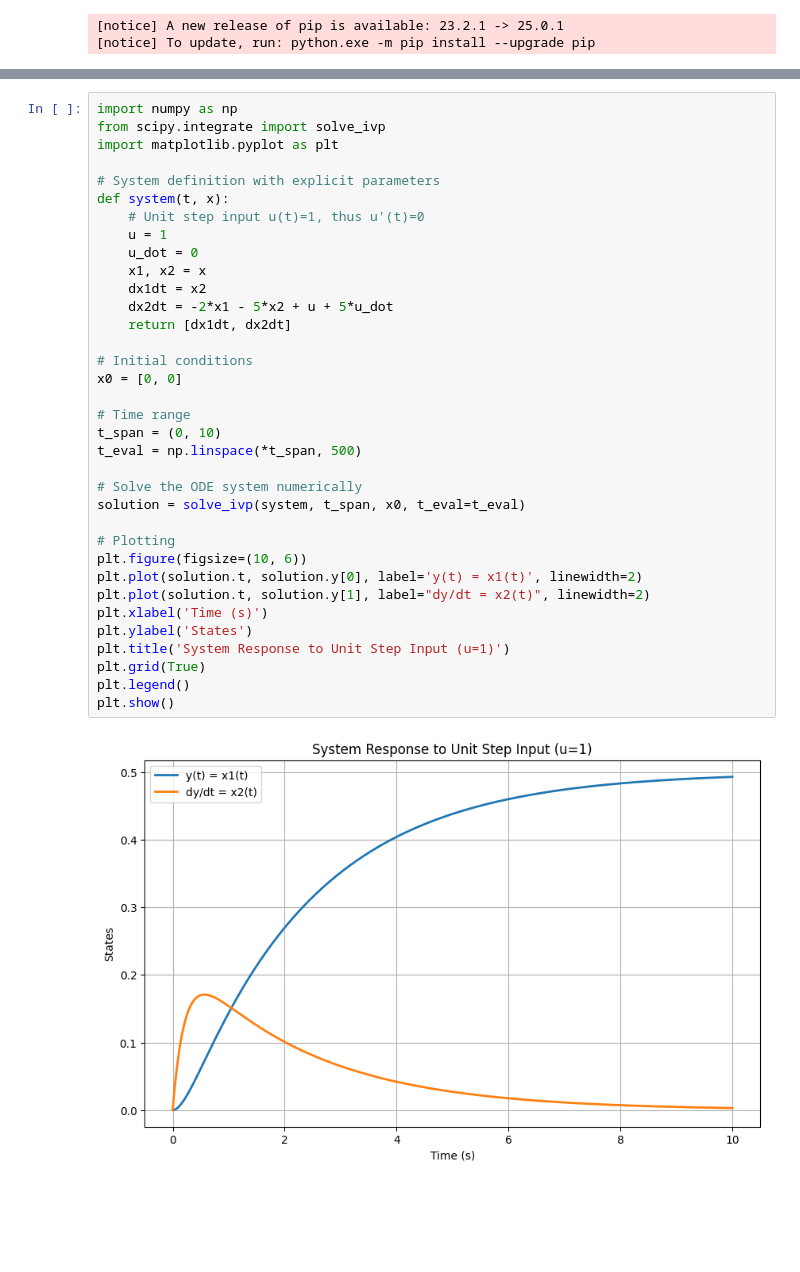
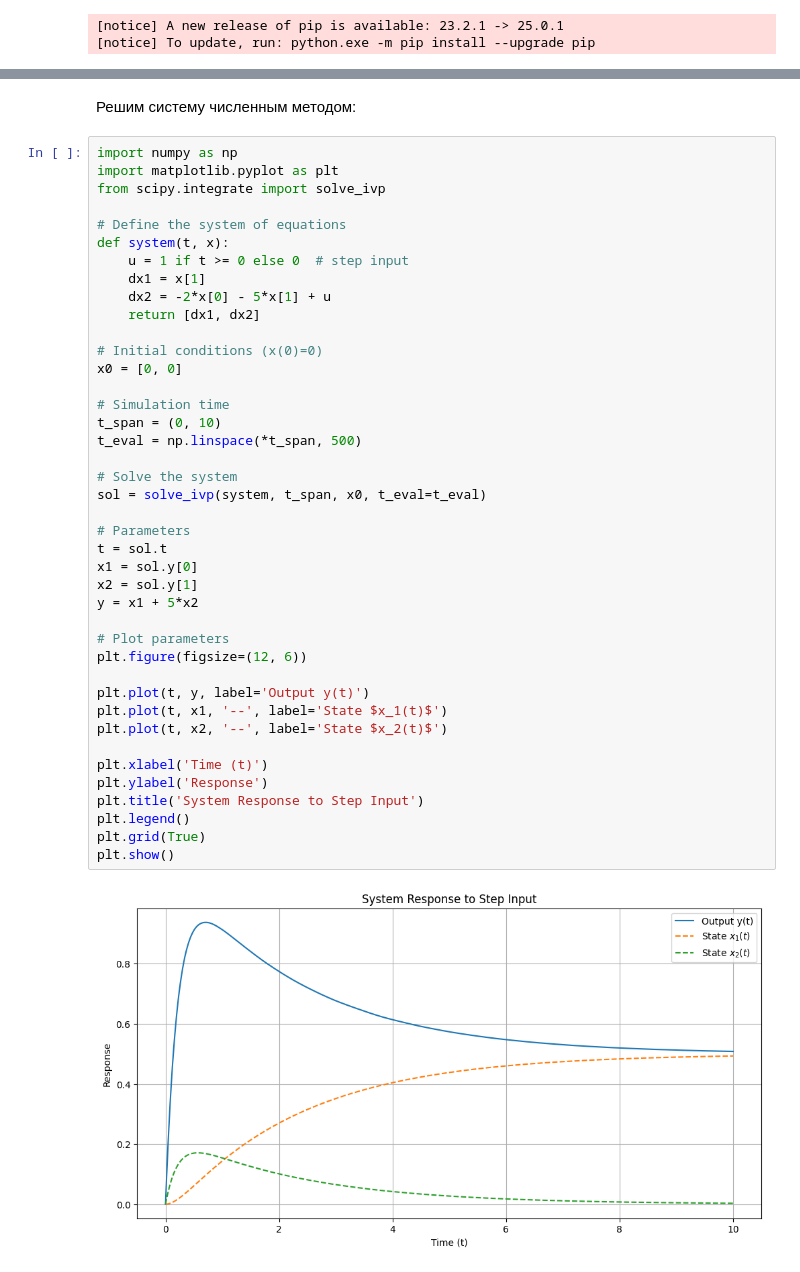
Before and after one commit to Vad1mChK/LabsSystemTheory, a Jupyter notebook: lab4/lab4.ipynb, the cells around one changed output, grey strips where cells are left out. Drawn from its saved outputs; the diff is of its cells as text; blank space fills up the shorter version.

```diff
--- a/lab4/lab4.ipynb
+++ b/lab4/lab4.ipynb
@@ -146,37 +71,45 @@ $$\left\{\begin{matrix}
+# %% [markdown]
+Решим систему численным методом:
 # %%
 import numpy as np
+import matplotlib.pyplot as plt
 from scipy.integrate import solve_ivp
-import matplotlib.pyplot as plt
 
-# System definition with explicit parameters
+# Define the system of equations
 def system(t, x):
-    # Unit step input u(t)=1, thus u'(t)=0
-    u = 1
-    u_dot = 0
-    x1, x2 = x
-    dx1dt = x2
-    dx2dt = -2*x1 - 5*x2 + u + 5*u_dot
-    return [dx1dt, dx2dt]
+    u = 1 if t >= 0 else 0  # step input
+    dx1 = x[1]
+    dx2 = -2*x[0] - 5*x[1] + u
+    return [dx1, dx2]
 
-# Initial conditions
+# Initial conditions (x(0)=0)
 x0 = [0, 0]
 
-# Time range
+# Simulation time
 t_span = (0, 10)
 t_eval = np.linspace(*t_span, 500)
 
-# Solve the ODE system numerically
-solution = solve_ivp(system, t_span, x0, t_eval=t_eval)
+# Solve the system
+sol = solve_ivp(system, t_span, x0, t_eval=t_eval)
 
-# Plotting
-plt.figure(figsize=(10, 6))
-plt.plot(solution.t, solution.y[0], label='y(t) = x1(t)', linewidth=2)
-plt.plot(solution.t, solution.y[1], label="dy/dt = x2(t)", linewidth=2)
-plt.xlabel('Time (s)')
-plt.ylabel('States')
-plt.title('System Response to Unit Step Input (u=1)')
+# Parameters
+t = sol.t
+x1 = sol.y[0]
+x2 = sol.y[1]
+y = x1 + 5*x2
+
+# Plot parameters
+plt.figure(figsize=(12, 6))
+
+plt.plot(t, y, label='Output y(t)')
+plt.plot(t, x1, '--', label='State $x_1(t)$')
+plt.plot(t, x2, '--', label='State $x_2(t)$')
+
+plt.xlabel('Time (t)')
+plt.ylabel('Response')
+plt.title('System Response to Step Input')
+plt.legend()
 plt.grid(True)
-plt.legend()
 plt.show()
 # %% [output]
-[figure, old version]
+[figure, new version]
```
Also changed, not shown: parts of 6 cells of this notebook.
